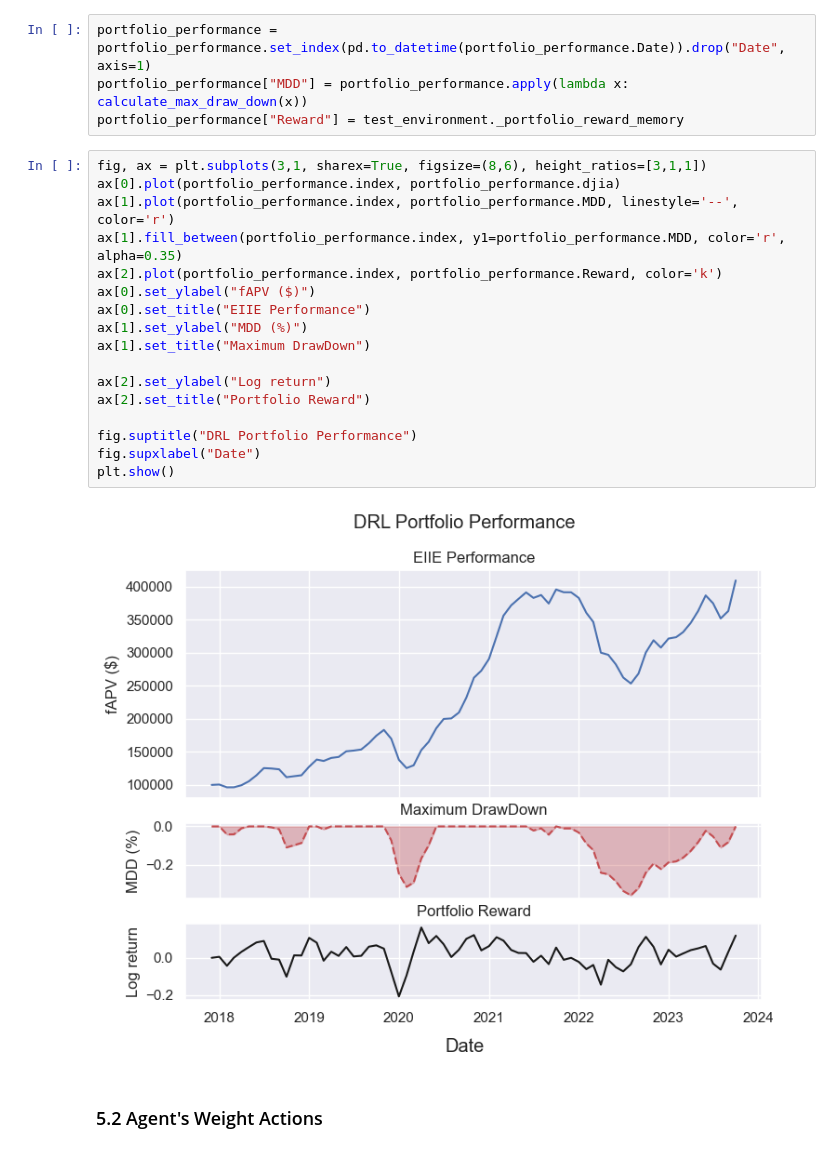
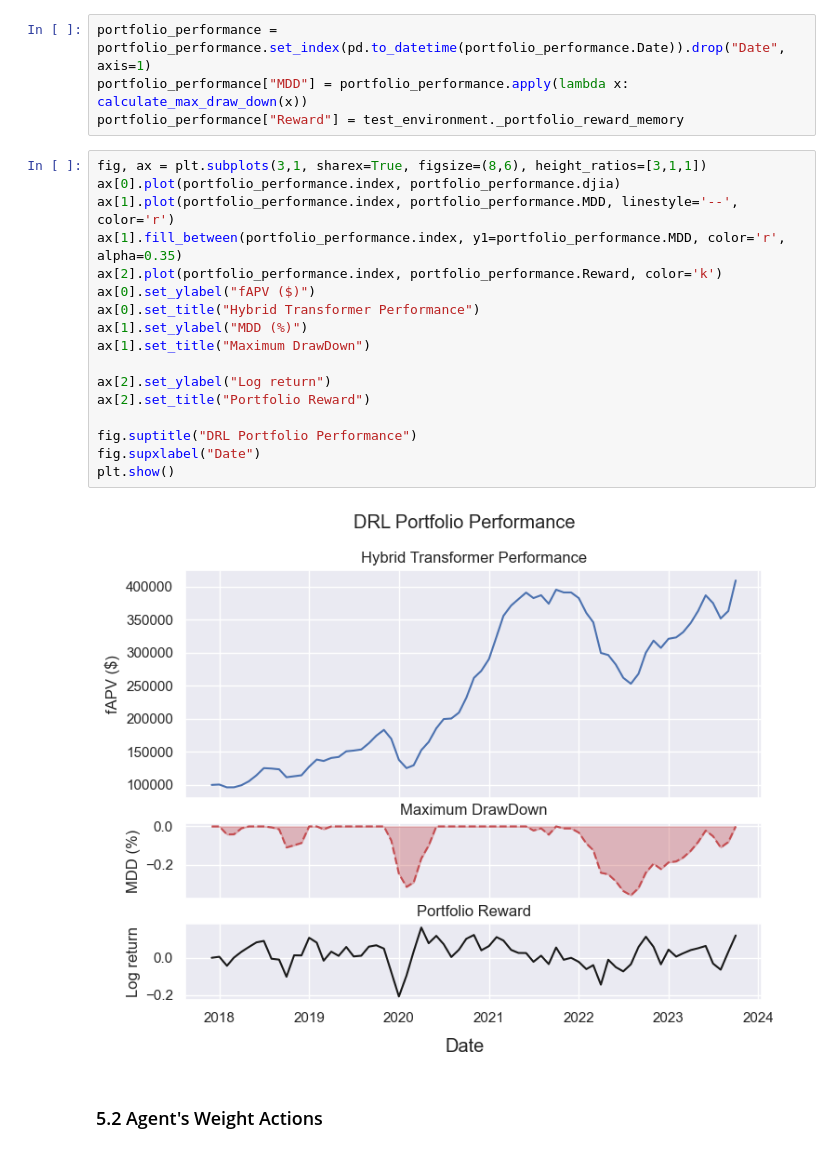
Before and after one commit to SiddeshkanthLogonathan/worldquant-capstone-project, a Jupyter notebook: src/6. DRL_hybrid_transformer_djia_eval.ipynb, the cells around one changed output. Cells and saved outputs as stored; diff of their text form.

Commit message:
Changed title of eval plot for the Hybrid Transformer

```diff
--- a/src/6. DRL_hybrid_transformer_djia_eval.ipynb
+++ b/src/6. DRL_hybrid_transformer_djia_eval.ipynb
@@ -139,22 +139,22 @@ portfolio_performance["Reward"] = test_environment._portfolio_reward_memory
 # %%
 fig, ax = plt.subplots(3,1, sharex=True, figsize=(8,6), height_ratios=[3,1,1])
 ax[0].plot(portfolio_performance.index, portfolio_performance.djia)
 ax[1].plot(portfolio_performance.index, portfolio_performance.MDD, linestyle='--', color='r')
 ax[1].fill_between(portfolio_performance.index, y1=portfolio_performance.MDD, color='r', alpha=0.35)
 ax[2].plot(portfolio_performance.index, portfolio_performance.Reward, color='k')
 ax[0].set_ylabel("fAPV ($)")
-ax[0].set_title("EIIE Performance")
+ax[0].set_title("Hybrid Transformer Performance")
 ax[1].set_ylabel("MDD (%)")
 ax[1].set_title("Maximum DrawDown")
 
 ax[2].set_ylabel("Log return")
 ax[2].set_title("Portfolio Reward")
 
 fig.suptitle("DRL Portfolio Performance")
 fig.supxlabel("Date")
 plt.show()
 # %% [output]
-[figure, old version]
+[figure, new version]
 # %% [markdown]
 ### 5.2 Agent's Weight Actions
 # %%
```
Also changed, not shown: parts of 2 cells of this notebook, 4 other files.
